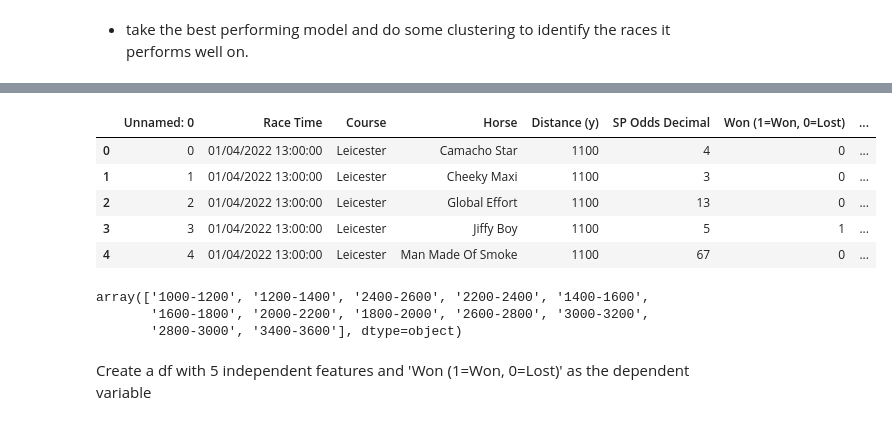
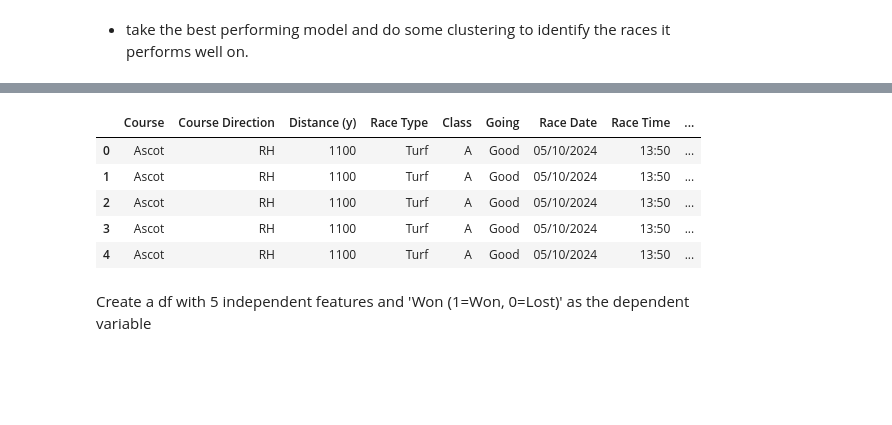
Before and after one commit to andrewbarwise/horse_trading, a Jupyter notebook: notebooks/models_testing.ipynb, the cells around one changed output, grey strips where cells are left out. Drawn from its saved outputs; the diff is of its cells as text; code cells hidden in the pictures; blank space fills up the shorter version.

Commit message:
rerunning models

```diff
--- a/notebooks/models_testing.ipynb
+++ b/notebooks/models_testing.ipynb
@@ -36,16 +27,10 @@ You may be able to resolve this warning by setting `model_config['protected_name
 # %%
-data = pd.read_csv('../data/modelling_data.csv')
+data = pd.read_csv('../data/turf.csv')
 data.head()
 # %% [output]
-|  | Unnamed: 0 | Race Time | Course | Horse | Distance (y) | SP Odds Decimal | Won (1=Won, 0=Lost) | ... |
-| 0 | 0 | 01/04/2022 13:00:00 | Leicester | Camacho Star | 1100 | 4 | 0 | ... |
-| 1 | 1 | 01/04/2022 13:00:00 | Leicester | Cheeky Maxi | 1100 | 3 | 0 | ... |
-| 2 | 2 | 01/04/2022 13:00:00 | Leicester | Global Effort | 1100 | 13 | 0 | ... |
-| 3 | 3 | 01/04/2022 13:00:00 | Leicester | Jiffy Boy | 1100 | 5 | 1 | ... |
-| 4 | 4 | 01/04/2022 13:00:00 | Leicester | Man Made Of Smoke | 1100 | 67 | 0 | ... |
+|  | Course | Course Direction | Distance (y) | Race Type | Class | Going | Race Date | Race Time | ... |
+| 0 | Ascot | RH | 1100 | Turf | A | Good | 05/10/2024 | 13:50 | ... |
+| 1 | Ascot | RH | 1100 | Turf | A | Good | 05/10/2024 | 13:50 | ... |
+| 2 | Ascot | RH | 1100 | Turf | A | Good | 05/10/2024 | 13:50 | ... |
+| 3 | Ascot | RH | 1100 | Turf | A | Good | 05/10/2024 | 13:50 | ... |
+| 4 | Ascot | RH | 1100 | Turf | A | Good | 05/10/2024 | 13:50 | ... |
-# %%
-data['distance_bucket'].unique()
-# %% [output]
-array(['1000-1200', '1200-1400', '2400-2600', '2200-2400', '1400-1600',
-       '1600-1800', '2000-2200', '1800-2000', '2600-2800', '3000-3200',
-       '2800-3000', '3400-3600'], dtype=object)
```
Also changed, not shown: parts of 40 cells of this notebook, 8 other files.
